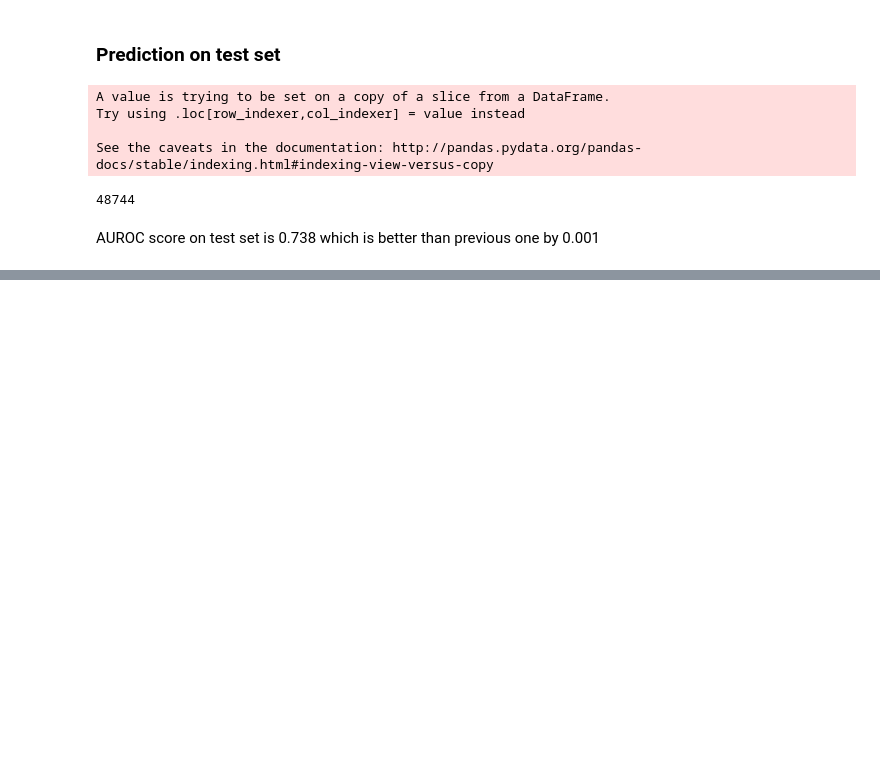
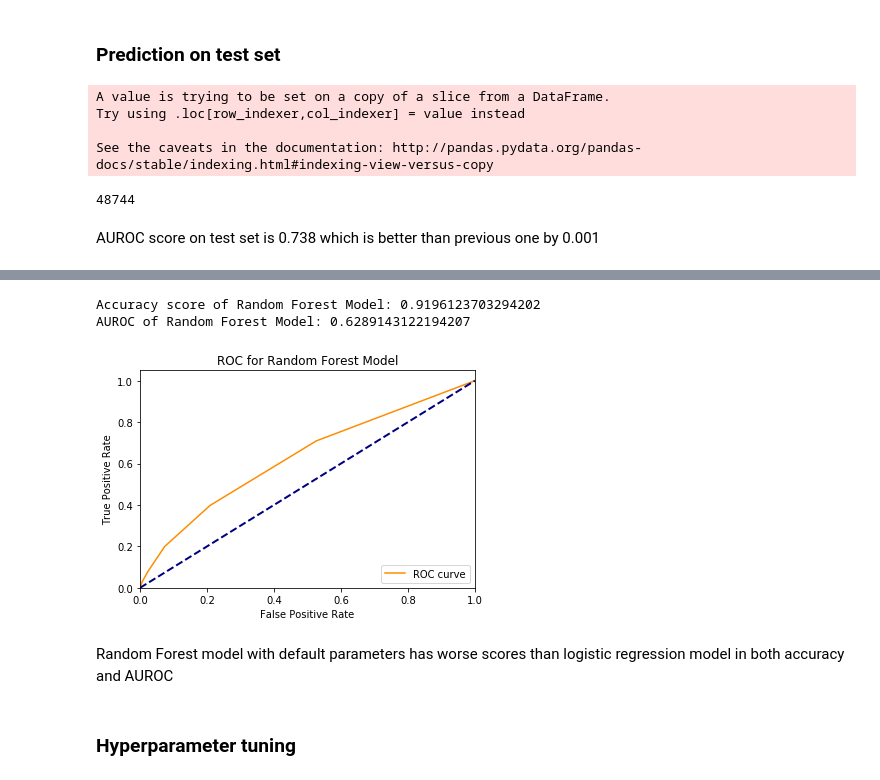
Before and after one commit to ASzwarc/HomeCreditDefaultRisk, a Jupyter notebook: HomeCreditDefaultRisk_Solution.ipynb, the cells around one changed output, grey strips where cells are left out. Saved outputs shown, nothing was run; the diff lists cells and outputs as text; code cells hidden in the pictures; blank space fills up the shorter version.

Commit message:
Random Forest Model - training and checking results on testing set (from training data). Results worse than logistic regression

```diff
--- a/HomeCreditDefaultRisk_Solution.ipynb
+++ b/HomeCreditDefaultRisk_Solution.ipynb
@@ -878,0 +887,3 @@ AUROC score on test set is 0.738 which is better than previous one by 0.001
+# %%
+random_forest_default_model = RandomForestClassifier()
+random_forest_default_model.fit(X_train, y_train)
@@ -878,0 +898,21 @@ AUROC score on test set is 0.738 which is better than previous one by 0.001
+# %%
+random_forest_predicted_labels = random_forest_default_model.predict(X_test)
+random_forest_pred_prob = random_forest_default_model.predict_proba(X_test)[:,1]
+random_forest_default_auc = roc_auc_score(y_test, random_forest_pred_prob)
+random_forest_default_accuracy = accuracy_score(y_test, random_forest_predicted_labels)
+
+print("Accuracy score of Random Forest Model: {}".format(random_forest_default_accuracy))
+print("AUROC of Random Forest Model: {}".format(random_forest_default_auc))
+# %% [output]
+Accuracy score of Random Forest Model: 0.9196123703294202
+AUROC of Random Forest Model: 0.6289143122194207
+# %%
+plot_roc_curve_for_model(y_test, random_forest_pred_prob, "ROC for Random Forest Model")
+# %% [output]
+[figure, added]
+# %% [markdown]
+Random Forest model with default parameters has worse scores than logistic regression model in both accuracy and AUROC
+# %% [markdown]
+
+
+### Hyperparameter tuning
```
Also changed, not shown: parts of 5 cells of this notebook.
